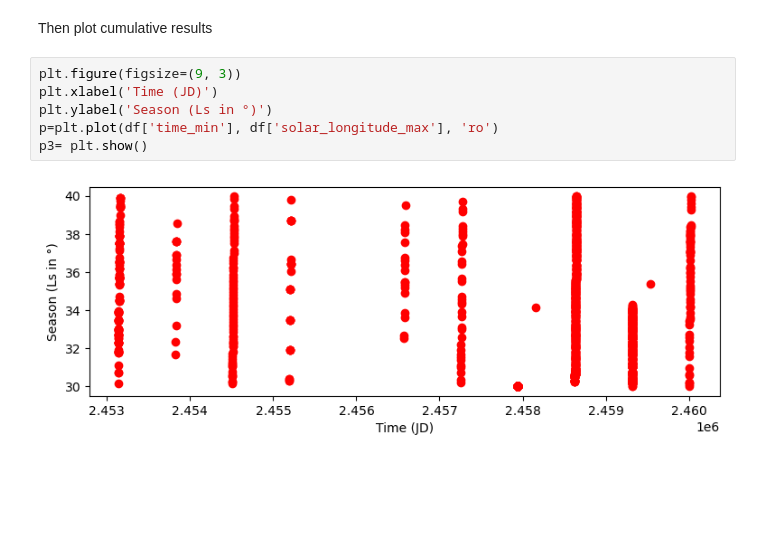
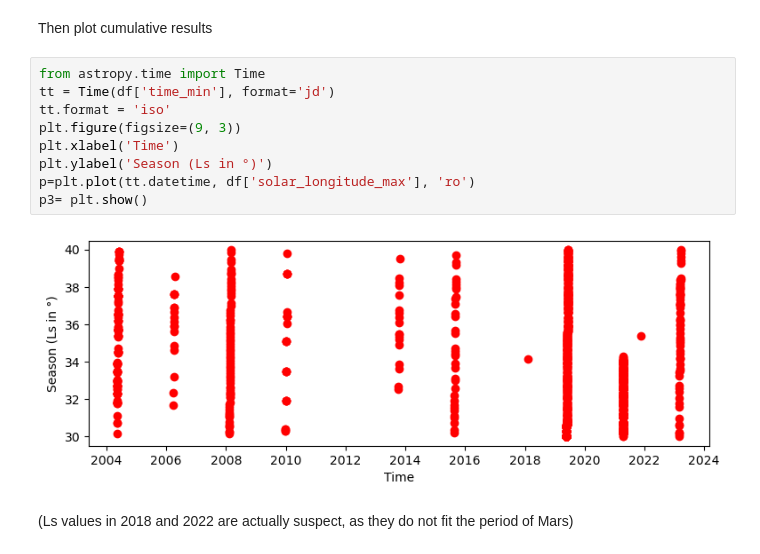
Before and after one commit to epn-vespa/tutorials, a Jupyter notebook: misc/Jupyter-notebook-access/EPN_TAP_request.ipynb, the cells around one changed output. Drawn from its saved outputs; the diff is of its cells as text; blank space fills up the shorter version.

Commit message:
Update EPN_TAP_request.ipynb
polish graphics

```diff
--- a/misc/Jupyter-notebook-access/EPN_TAP_request.ipynb
+++ b/misc/Jupyter-notebook-access/EPN_TAP_request.ipynb
@@ -247,11 +246,16 @@ Table length=3069
 |  | meteor_showers | MAR_6WU_2021_MULT_0::v1.0 | 2459537.4125 | 35.389 | 35.389 |
 # %% [markdown]
 Then plot cumulative results
-# %%
-plt.figure(figsize=(9, 3))
-plt.xlabel('Time (JD)')
-plt.ylabel('Season (Ls in °)')
-p=plt.plot(df['time_min'], df['solar_longitude_max'], 'ro')
-p3= plt.show()
-# %% [output]
-[figure, removed]
+# %%
+from astropy.time import Time
+tt = Time(df['time_min'], format='jd')
+tt.format = 'iso'
+plt.figure(figsize=(9, 3))
+plt.xlabel('Time')
+plt.ylabel('Season (Ls in °)')
+p=plt.plot(tt.datetime, df['solar_longitude_max'], 'ro')
+p3= plt.show()
+# %% [output]
+[figure, added]
+# %% [markdown]
+(Ls values in 2018 and 2022 are actually suspect, as they do not fit the period of Mars)
```
Also changed, not shown: parts of 1 cell of this notebook.
